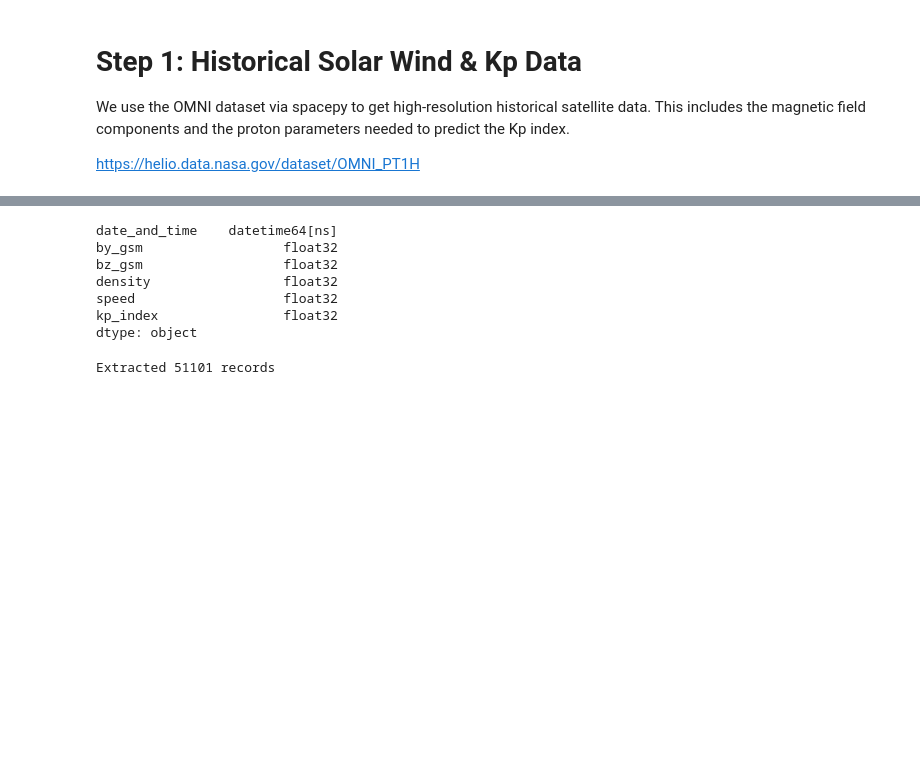
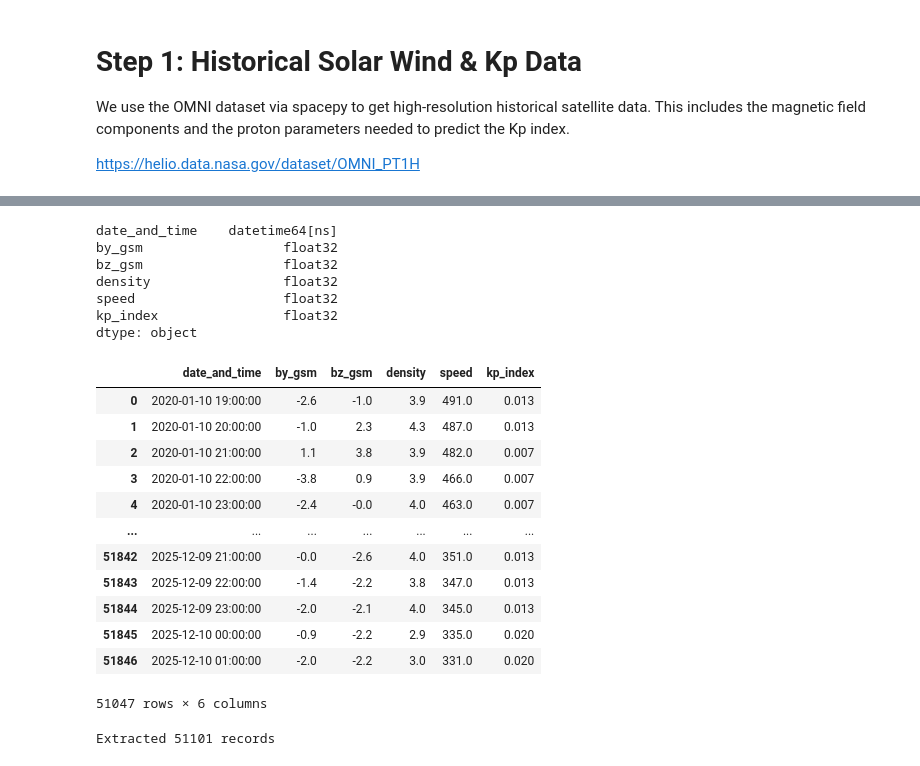
Before and after one commit to AlessandroBertelli/ID2223_Project, a Jupyter notebook: 1_aurora_feature_backfill.ipynb, the cells around one changed output, grey strips where cells are left out. Drawn from its saved outputs; the diff is of its cells as text; code cells hidden in the pictures; blank space fills up the shorter version.

```diff
--- a/1_aurora_feature_backfill.ipynb
+++ b/1_aurora_feature_backfill.ipynb
@@ -137,29 +139,43 @@ Extracted 52296 records
 # %%
 # Data Cleaning: OMNI uses 99.9 or 999.9 as fill values for missing data
 solar_wind_df = solar_wind_df[(solar_wind_df['kp_index'] < 99) &
                         (solar_wind_df['by_gsm'] < 999.9) &
                         (solar_wind_df['bz_gsm'] < 999.9) &
                         (solar_wind_df['density'] < 999.9) &
                         (solar_wind_df['speed'] < 9999.9)
                         ]
 solar_wind_df = solar_wind_df.dropna()
 
 # Divide by 10 the kp index to get the real value
 solar_wind_df['kp_index'] = solar_wind_df['kp_index'] / 10.0
 solar_wind_df['kp_index'] = solar_wind_df['kp_index'].astype('float32')
 
 # Transform data column in string for Hopswork feature perchè se no hopsworks rompe i coglioni che non supporta timestamp come primary key
 #solar_wind_df['time'] = solar_wind_df['time'].dt.strftime('%Y-%m-%d %H:%M:%S')
 
 print(solar_wind_df.dtypes)
+solar_wind_df
 # %% [output]
 date_and_time    datetime64[ns]
 by_gsm                  float32
 bz_gsm                  float32
 density                 float32
 speed                   float32
 kp_index                float32
 dtype: object
+|  | date_and_time | by_gsm | bz_gsm | density | speed | kp_index |
+| 0 | 2020-01-10 19:00:00 | -2.6 | -1.0 | 3.9 | 491.0 | 0.013 |
+| 1 | 2020-01-10 20:00:00 | -1.0 | 2.3 | 4.3 | 487.0 | 0.013 |
+| 2 | 2020-01-10 21:00:00 | 1.1 | 3.8 | 3.9 | 482.0 | 0.007 |
+| 3 | 2020-01-10 22:00:00 | -3.8 | 0.9 | 3.9 | 466.0 | 0.007 |
+| 4 | 2020-01-10 23:00:00 | -2.4 | -0.0 | 4.0 | 463.0 | 0.007 |
+| ... | ... | ... | ... | ... | ... | ... |
+| 51842 | 2025-12-09 21:00:00 | -0.0 | -2.6 | 4.0 | 351.0 | 0.013 |
+| 51843 | 2025-12-09 22:00:00 | -1.4 | -2.2 | 3.8 | 347.0 | 0.013 |
+| 51844 | 2025-12-09 23:00:00 | -2.0 | -2.1 | 4.0 | 345.0 | 0.013 |
+| 51845 | 2025-12-10 00:00:00 | -0.9 | -2.2 | 2.9 | 335.0 | 0.020 |
+| 51846 | 2025-12-10 01:00:00 | -2.0 | -2.2 | 3.0 | 331.0 | 0.020 |
+51047 rows × 6 columns
 # %%
 # Sort based on the date and time to be sure and reset the index
 solar_wind_df = solar_wind_df.sort_values("date_and_time")
```
Also changed, not shown: parts of 4 cells of this notebook, 2 other files.
